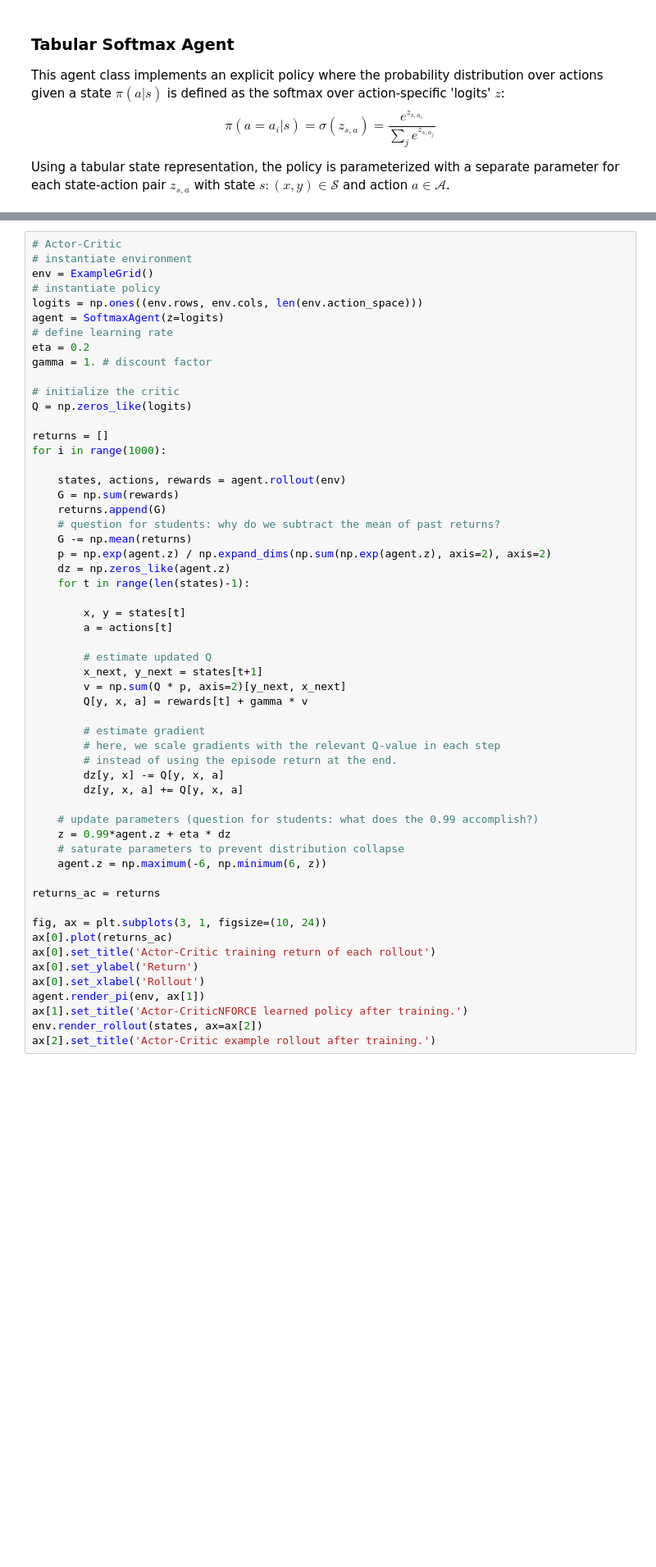
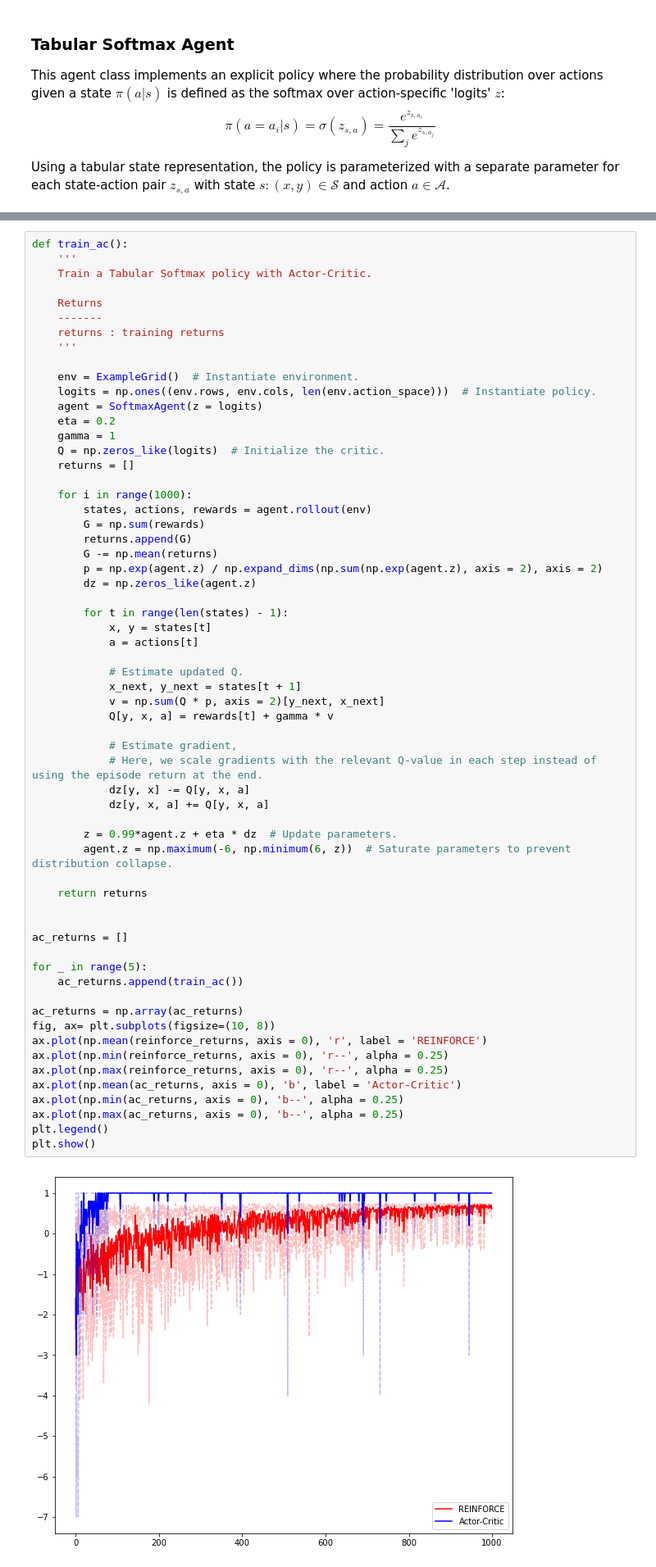
Before and after one commit to ArvinZJC/UofG_PGT_MLAIDS, a Jupyter notebook: Labs/Week5/MLAIDS - Reinforcement Learning.ipynb, the cells around one changed output, grey strips where cells are left out. Shown: that part at 82% size. Cells and saved outputs as stored; diff of their text form; blank space fills up the shorter version.

```diff
--- a/Labs/Week5/MLAIDS - Reinforcement Learning.ipynb
+++ b/Labs/Week5/MLAIDS - Reinforcement Learning.ipynb
@@ -161,59 +192,66 @@ Train Actor-Critic 5 times and compare mean, min and max return in each rollout
 # %%
-# Actor-Critic
-# instantiate environment
-env = ExampleGrid()
-# instantiate policy
-logits = np.ones((env.rows, env.cols, len(env.action_space)))
-agent = SoftmaxAgent(z=logits)
-# define learning rate
-eta = 0.2
-gamma = 1. # discount factor
+def train_ac():
+    '''
+    Train a Tabular Softmax policy with Actor-Critic.
 
-# initialize the critic
-Q = np.zeros_like(logits)
+    Returns
+    -------
+    returns : training returns
+    '''
 
-returns = []
-for i in range(1000):
+    env = ExampleGrid()  # Instantiate environment.
+    logits = np.ones((env.rows, env.cols, len(env.action_space)))  # Instantiate policy.
+    agent = SoftmaxAgent(z = logits)
+    eta = 0.2
+    gamma = 1
+    Q = np.zeros_like(logits)  # Initialize the critic.
+    returns = []
 
-    states, actions, rewards = agent.rollout(env)
-    G = np.sum(rewards)
-    returns.append(G)
-    # question for students: why do we subtract the mean of past returns?
-    G -= np.mean(returns)
-    p = np.exp(agent.z) / np.expand_dims(np.sum(np.exp(agent.z), axis=2), axis=2)
-    dz = np.zeros_like(agent.z)
-    for t in range(len(states)-1):
+    for i in range(1000):
+        states, actions, rewards = agent.rollout(env)
+        G = np.sum(rewards)
+        returns.append(G)
+        G -= np.mean(returns)
+        p = np.exp(agent.z) / np.expand_dims(np.sum(np.exp(agent.z), axis = 2), axis = 2)
+        dz = np.zeros_like(agent.z)
 
-        x, y = states[t]
-        a = actions[t]
+        for t in range(len(states) - 1):
+            x, y = states[t]
+            a = actions[t]
 
-        # estimate updated Q
-        x_next, y_next = states[t+1]
-        v = np.sum(Q * p, axis=2)[y_next, x_next]
-        Q[y, x, a] = rewards[t] + gamma * v
+            # Estimate updated Q.
+            x_next, y_next = states[t + 1]
+            v = np.sum(Q * p, axis = 2)[y_next, x_next]
+            Q[y, x, a] = rewards[t] + gamma * v
 
-        # estimate gradient
-        # here, we scale gradients with the relevant Q-value in each step
-        # instead of using the episode return at the end.
-        dz[y, x] -= Q[y, x, a]
-        dz[y, x, a] += Q[y, x, a]
+            # Estimate gradient,
+            # Here, we scale gradients with the relevant Q-value in each step instead of using the episode return at the end.
+            dz[y, x] -= Q[y, x, a]
+            dz[y, x, a] += Q[y, x, a]
 
-    # update parameters (question for students: what does the 0.99 accomplish?)
-    z = 0.99*agent.z + eta * dz
-    # saturate parameters to prevent distribution collapse
-    agent.z = np.maximum(-6, np.minimum(6, z))
+        z = 0.99*agent.z + eta * dz  # Update parameters.
+        agent.z = np.maximum(-6, np.minimum(6, z))  # Saturate parameters to prevent distribution collapse.
 
-returns_ac = returns
+    return returns
 
-fig, ax = plt.subplots(3, 1, figsize=(10, 24))
-ax[0].plot(returns_ac)
-ax[0].set_title('Actor-Critic training return of each rollout')
-ax[0].set_ylabel('Return')
-ax[0].set_xlabel('Rollout')
-agent.render_pi(env, ax[1])
-ax[1].set_title('Actor-CriticNFORCE learned policy after training.')
-env.render_rollout(states, ax=ax[2])
-ax[2].set_title('Actor-Critic example rollout after training.')
+
+ac_returns = []
+
+for _ in range(5):
+    ac_returns.append(train_ac())
+
+ac_returns = np.array(ac_returns)
+fig, ax= plt.subplots(figsize=(10, 8))
+ax.plot(np.mean(reinforce_returns, axis = 0), 'r', label = 'REINFORCE')
+ax.plot(np.min(reinforce_returns, axis = 0), 'r--', alpha = 0.25)
+ax.plot(np.max(reinforce_returns, axis = 0), 'r--', alpha = 0.25)
+ax.plot(np.mean(ac_returns, axis = 0), 'b', label = 'Actor-Critic')
+ax.plot(np.min(ac_returns, axis = 0), 'b--', alpha = 0.25)
+ax.plot(np.max(ac_returns, axis = 0), 'b--', alpha = 0.25)
+plt.legend()
+plt.show()
+# %% [output]
+[figure, added]
 # %% [markdown]
 ## 3. Implement the Q-Learning algorithm
 
```
Also changed, not shown: parts of 17 cells of this notebook.
